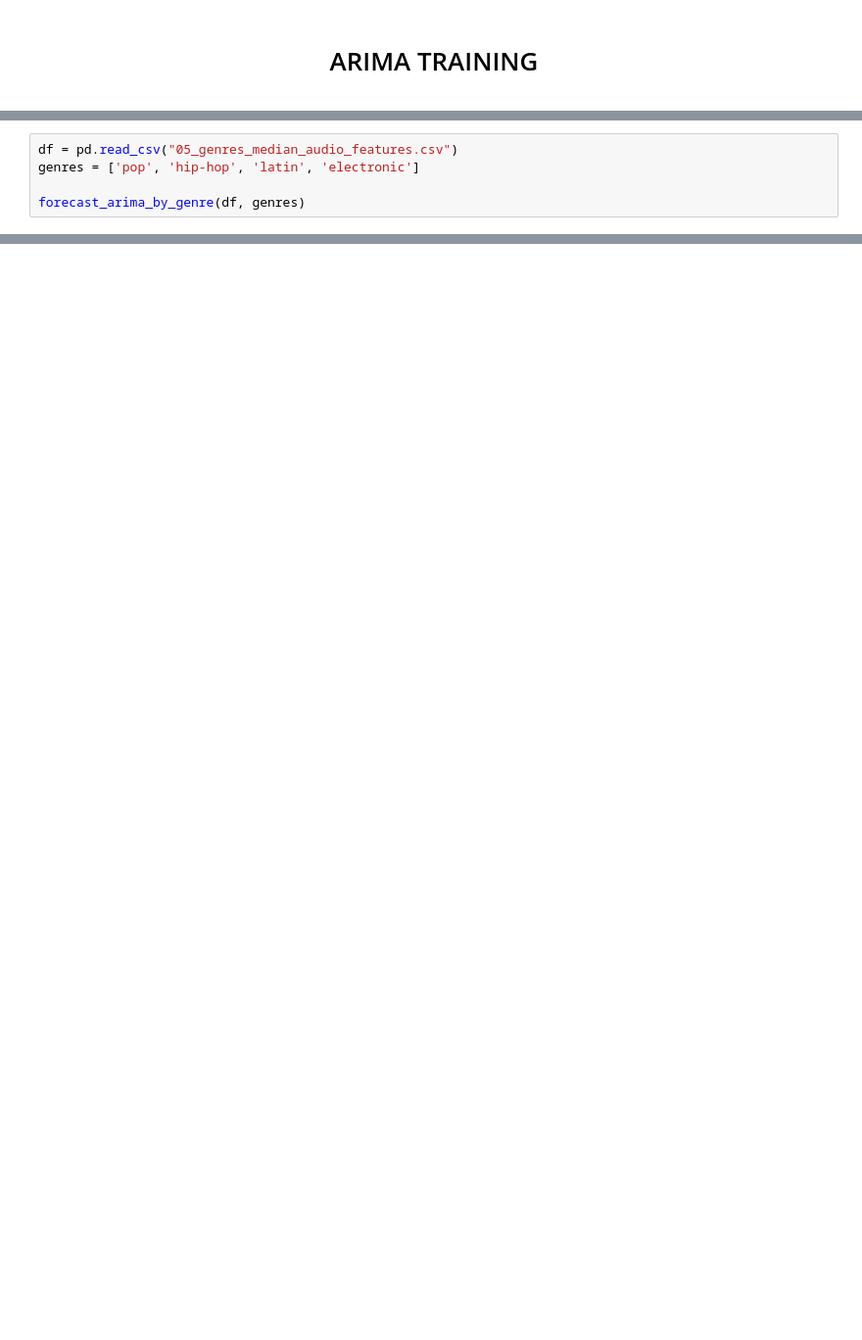
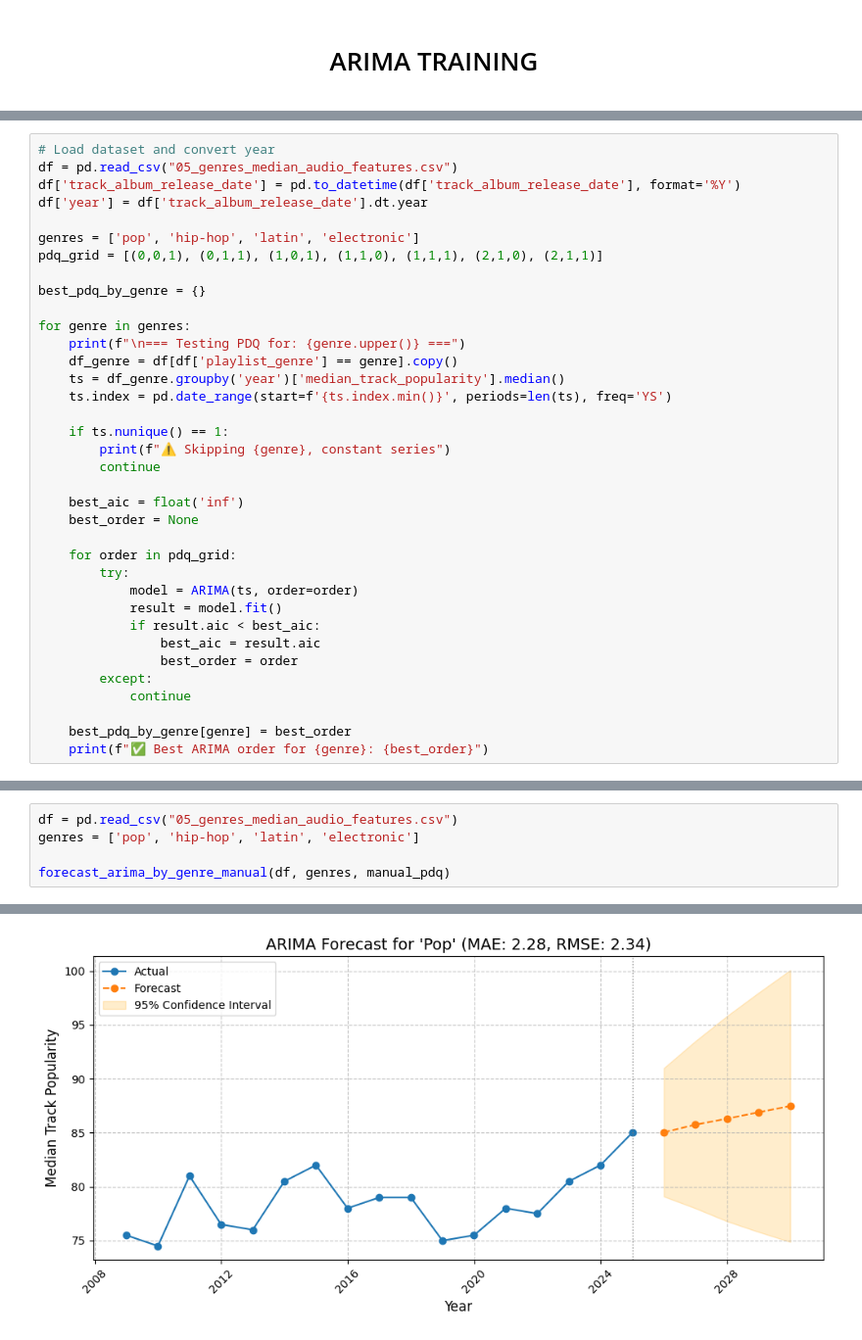
Before and after one commit to Bobberns/Beats-and-Bytes, a Jupyter notebook: Models/arima_forecasting.ipynb, the cells around one changed output, grey strips where cells are left out. Shown at 98% size. Cells and saved outputs as stored; diff of their text form; blank space fills up the shorter version.

Commit message:
added more meaning to the plots

```diff
--- a/Models/arima_forecasting.ipynb
+++ b/Models/arima_forecasting.ipynb
@@ -39,0 +10,36 @@ ERROR: Failed to build installable wheels for some pyproject.toml based projects
+# %%
+# Load dataset and convert year
+df = pd.read_csv("05_genres_median_audio_features.csv")
+df['track_album_release_date'] = pd.to_datetime(df['track_album_release_date'], format='%Y')
+df['year'] = df['track_album_release_date'].dt.year
+
+genres = ['pop', 'hip-hop', 'latin', 'electronic']
+pdq_grid = [(0,0,1), (0,1,1), (1,0,1), (1,1,0), (1,1,1), (2,1,0), (2,1,1)]
+
+best_pdq_by_genre = {}
+
+for genre in genres:
+    print(f"\n=== Testing PDQ for: {genre.upper()} ===")
+    df_genre = df[df['playlist_genre'] == genre].copy()
+    ts = df_genre.groupby('year')['median_track_popularity'].median()
+    ts.index = pd.date_range(start=f'{ts.index.min()}', periods=len(ts), freq='YS')
+
+    if ts.nunique() == 1:
+        print(f"⚠️ Skipping {genre}, constant series")
+        continue
+
+    best_aic = float('inf')
+    best_order = None
+
+    for order in pdq_grid:
+        try:
+            model = ARIMA(ts, order=order)
+            result = model.fit()
+            if result.aic < best_aic:
+                best_aic = result.aic
+                best_order = order
+        except:
+            continue
+
+    best_pdq_by_genre[genre] = best_order
+    print(f"✅ Best ARIMA order for {genre}: {best_order}")
@@ -112,4 +174,5 @@ def forecast_arima_by_genre(df, genres):
 df = pd.read_csv("05_genres_median_audio_features.csv")
 genres = ['pop', 'hip-hop', 'latin', 'electronic']
 
-forecast_arima_by_genre(df, genres)
+forecast_arima_by_genre_manual(df, genres, manual_pdq)
+# %% [output]
@@ -115,0 +195 @@ forecast_arima_by_genre(df, genres)
+[figure, added]
```
Also changed, not shown: parts of 5 cells of this notebook, 10 other files.
